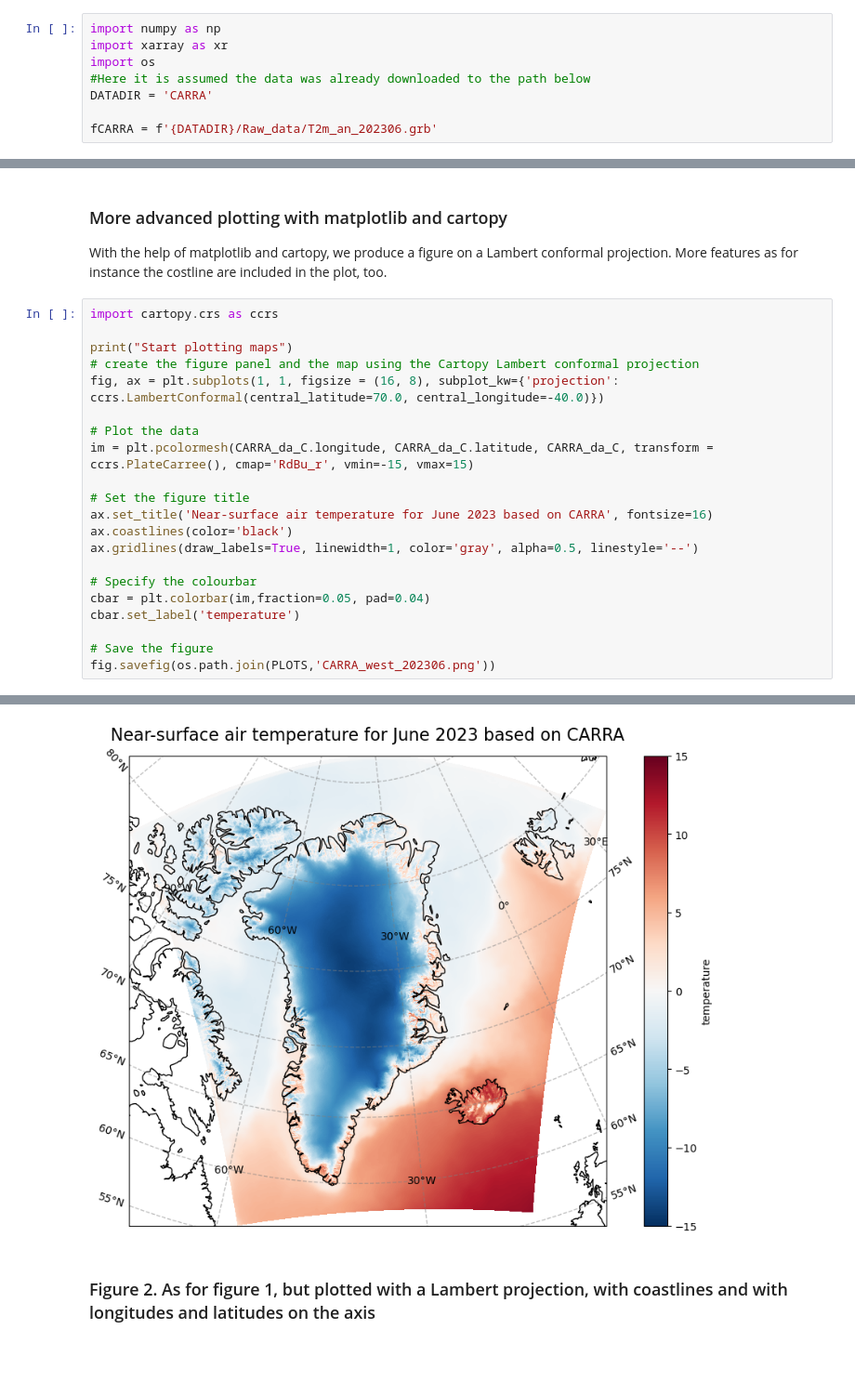
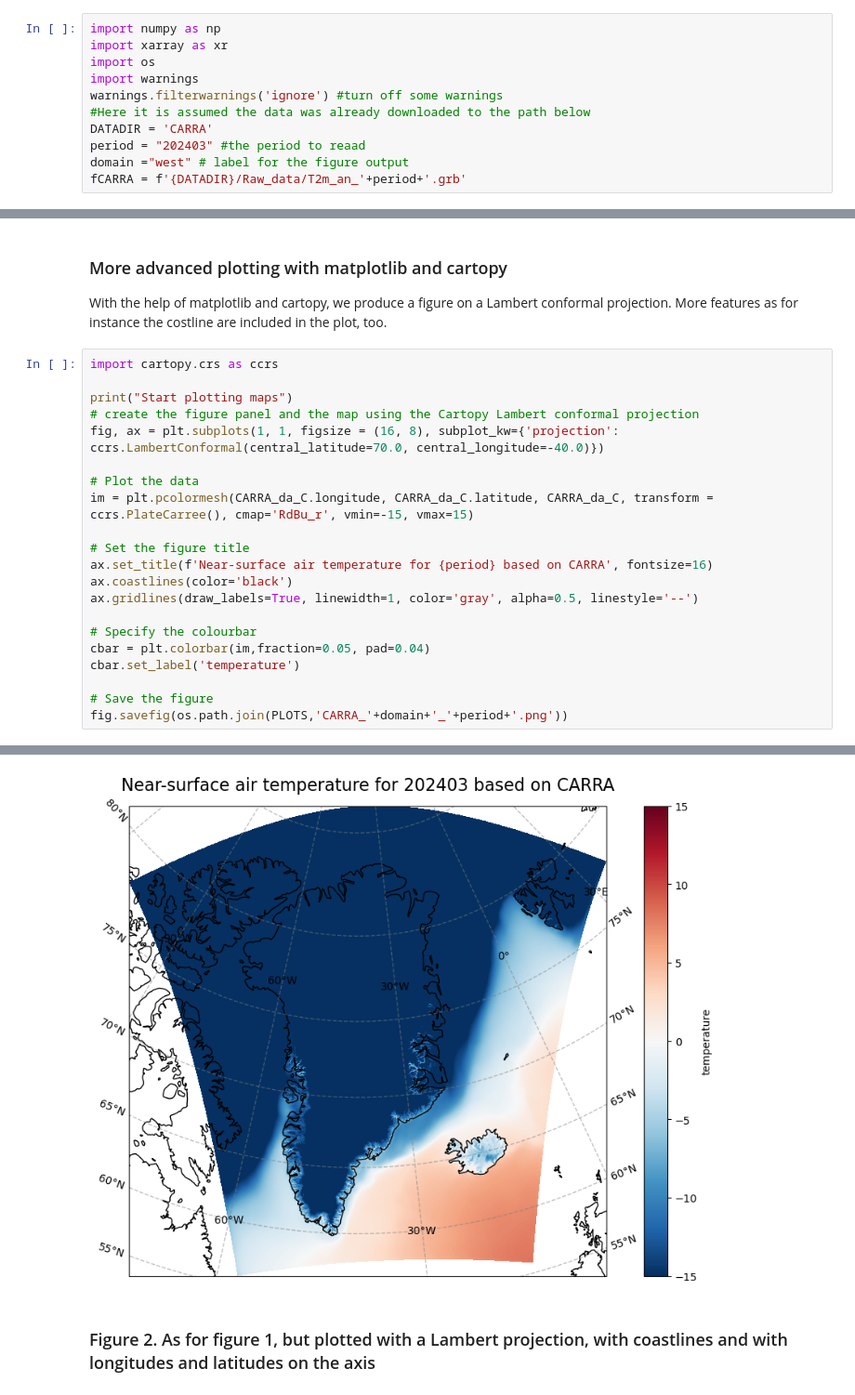
Before and after one commit to carlos9917/carra-training-c3s, a Jupyter notebook: CARRA_T2m_mean.ipynb, the cells around one changed output, grey strips where cells are left out. Shown at 93% size. Cells and saved outputs as stored; diff of their text form; blank space fills up the shorter version.

```diff
--- a/CARRA_T2m_mean.ipynb
+++ b/CARRA_T2m_mean.ipynb
@@ -30,10 +33,13 @@ Import the needed libraries and define data paths.
 import numpy as np
 import xarray as xr
 import os
+import warnings
+warnings.filterwarnings('ignore') #turn off some warnings
 #Here it is assumed the data was already downloaded to the path below
 DATADIR = 'CARRA'
-
-fCARRA = f'{DATADIR}/Raw_data/T2m_an_202306.grb'
+period = "202403" #the period to reaad
+domain ="west" # label for the figure output
+fCARRA = f'{DATADIR}/Raw_data/T2m_an_'+period+'.grb'
 # %% [markdown]
 ### Open CARRA data
 Open the downloaded CARRA data, which is in GRIB-format, as a dataset in Python. Note that only the data is loaded but also the meta data connected with the data.
@@ -88,26 +94,26 @@ With the help of matplotlib and cartopy, we produce a figure on a Lambert confor
 # %%
 import cartopy.crs as ccrs
 
 print("Start plotting maps")
 # create the figure panel and the map using the Cartopy Lambert conformal projection
 fig, ax = plt.subplots(1, 1, figsize = (16, 8), subplot_kw={'projection': ccrs.LambertConformal(central_latitude=70.0, central_longitude=-40.0)})
 
 # Plot the data
 im = plt.pcolormesh(CARRA_da_C.longitude, CARRA_da_C.latitude, CARRA_da_C, transform = ccrs.PlateCarree(), cmap='RdBu_r', vmin=-15, vmax=15)
 
 # Set the figure title
-ax.set_title('Near-surface air temperature for June 2023 based on CARRA', fontsize=16)
+ax.set_title(f'Near-surface air temperature for {period} based on CARRA', fontsize=16)
 ax.coastlines(color='black')
 ax.gridlines(draw_labels=True, linewidth=1, color='gray', alpha=0.5, linestyle='--')
 
 # Specify the colourbar
 cbar = plt.colorbar(im,fraction=0.05, pad=0.04)
 cbar.set_label('temperature')
 
 # Save the figure
-fig.savefig(os.path.join(PLOTS,'CARRA_west_202306.png'))
+fig.savefig(os.path.join(PLOTS,'CARRA_'+domain+'_'+period+'.png'))
 # %% [output]
 Start plotting maps
-[figure, old version]
+[figure, new version]
 # %% [markdown]
 ### Figure 2. As for figure 1, but plotted with a Lambert projection, with coastlines and with longitudes and latitudes on the axis
```
Also changed, not shown: parts of 5 cells of this notebook, 4 other files.
